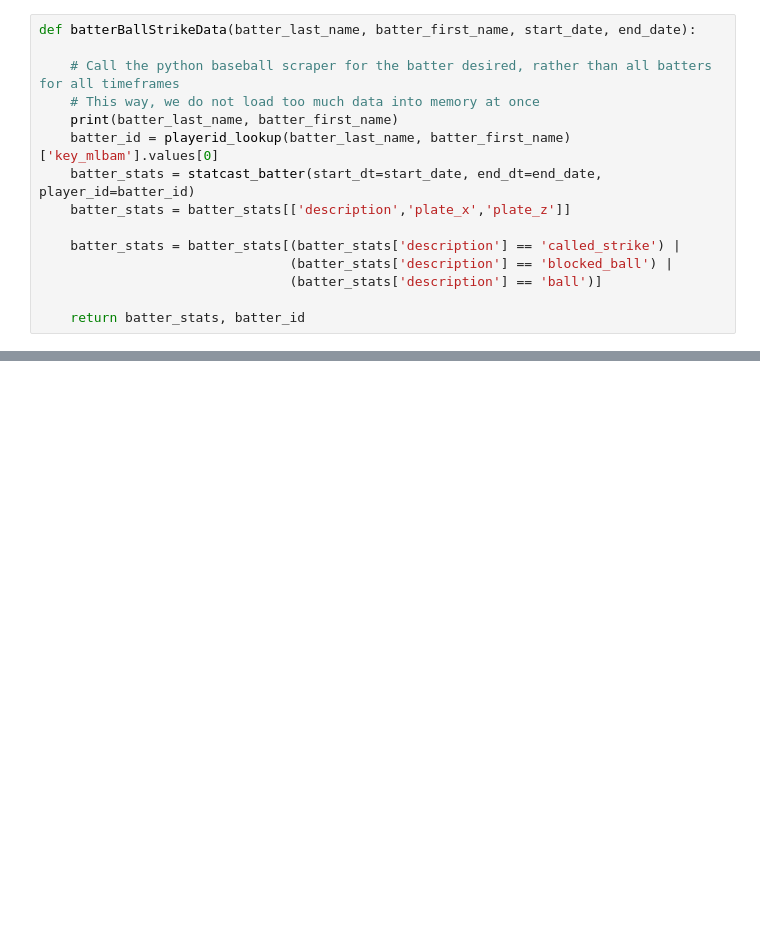
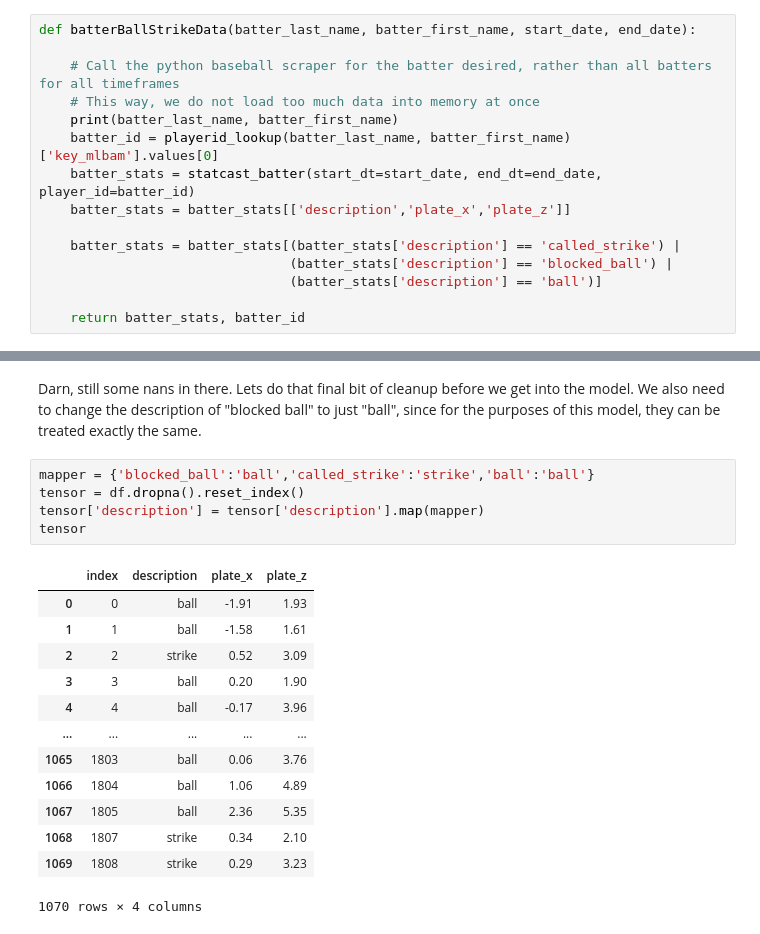
Before and after one commit to mattgpaul/AutoStrikeZone, a Jupyter notebook: AutoStrikeZone.ipynb, the cells around one changed output, grey strips where cells are left out. Cells and saved outputs as stored; diff of their text form; blank space fills up the shorter version.

Commit message:
dropped na's and made strike ball descriptions

```diff
--- a/AutoStrikeZone.ipynb
+++ b/AutoStrikeZone.ipynb
@@ -196,0 +213,21 @@ Gathering Player Data
+# %% [markdown]
+Darn, still some nans in there. Lets do that final bit of cleanup before we get into the model. We also need to change the description of "blocked ball" to just "ball", since for the purposes of this model, they can be treated exactly the same.
+# %%
+mapper = {'blocked_ball':'ball','called_strike':'strike','ball':'ball'}
+tensor = df.dropna().reset_index()
+tensor['description'] = tensor['description'].map(mapper)
+tensor
+# %% [output]
+|  | index | description | plate_x | plate_z |
+| 0 | 0 | ball | -1.91 | 1.93 |
+| 1 | 1 | ball | -1.58 | 1.61 |
+| 2 | 2 | strike | 0.52 | 3.09 |
+| 3 | 3 | ball | 0.20 | 1.90 |
+| 4 | 4 | ball | -0.17 | 3.96 |
+| ... | ... | ... | ... | ... |
+| 1065 | 1803 | ball | 0.06 | 3.76 |
+| 1066 | 1804 | ball | 1.06 | 4.89 |
+| 1067 | 1805 | ball | 2.36 | 5.35 |
+| 1068 | 1807 | strike | 0.34 | 2.10 |
+| 1069 | 1808 | strike | 0.29 | 3.23 |
+1070 rows × 4 columns
```
Also changed, not shown: parts of 7 cells of this notebook.
